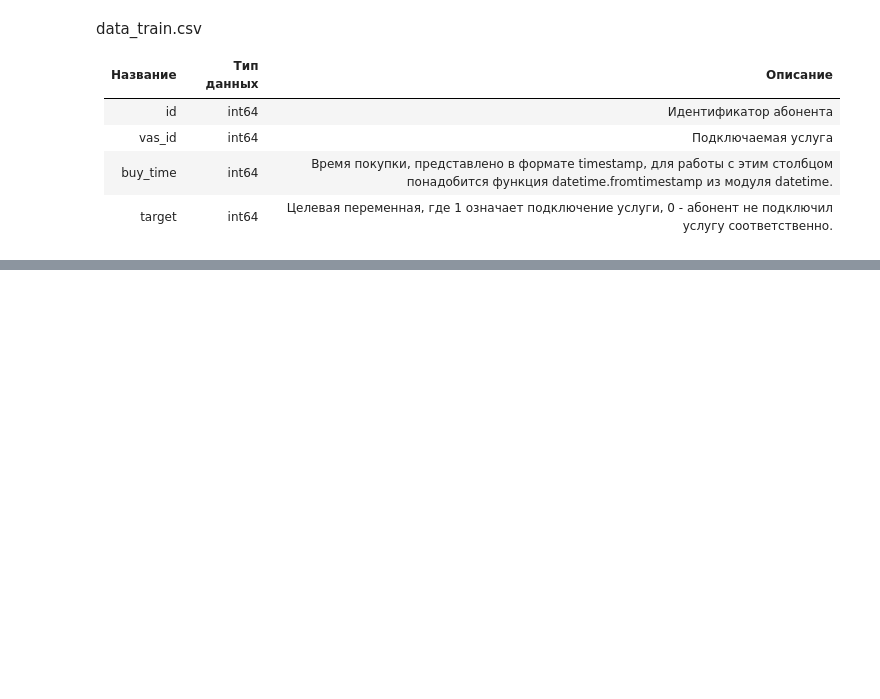
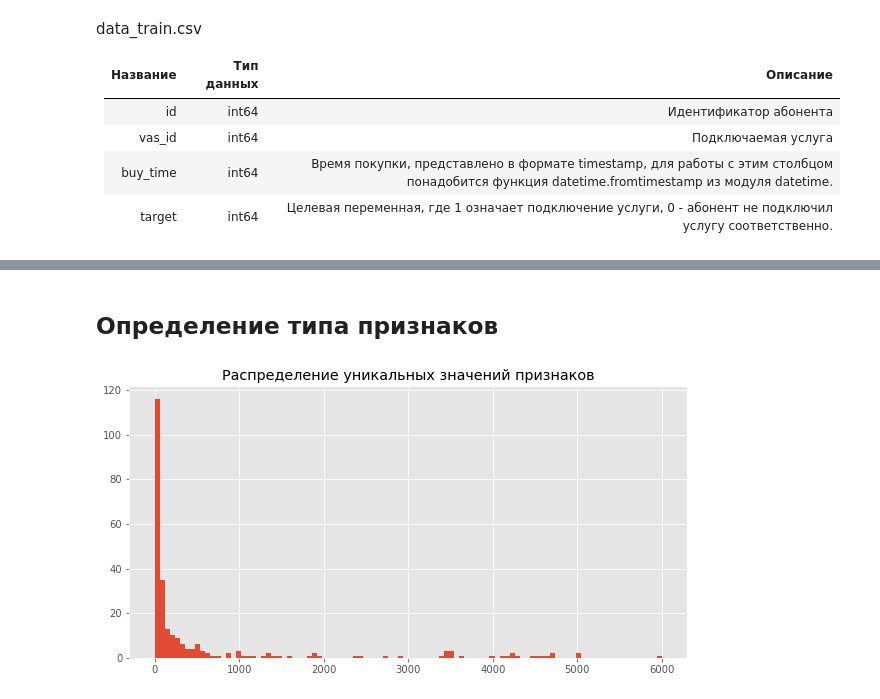
Before and after one commit to PapaCarloSap/AiLessonHomework, a Jupyter notebook: Megafon/Course_project/project.ipynb, the cells around one changed output, grey strips where cells are left out. Cells and saved outputs as stored; diff of their text form; code cells hidden in the pictures; blank space fills up the shorter version.

```diff
--- a/Megafon/Course_project/project.ipynb
+++ b/Megafon/Course_project/project.ipynb
@@ -8,3 +12,4 @@ from sklearn import set_config
 # %%
 %matplotlib inline
 set_config(display='diagram')
+plt.style.use('ggplot')
@@ -37,0 +99,8 @@ memory usage: 31.7 MB
+# %% [markdown]
+## Определение типа признаков
+# %%
+feature_analyzer:FeatureAnalyzer = FeatureAnalyzer(features = source_df.drop([TARGET, USER_ID, BUY_TIME], 1), target=source_df[TARGET])
+feature_analyzer.show_feature_unique()
+sorted_features = feature_analyzer.share_featres_by_types()
+# %% [output]
+[figure, added]
```
Also changed, not shown: parts of 50 cells of this notebook, 9 other files.
